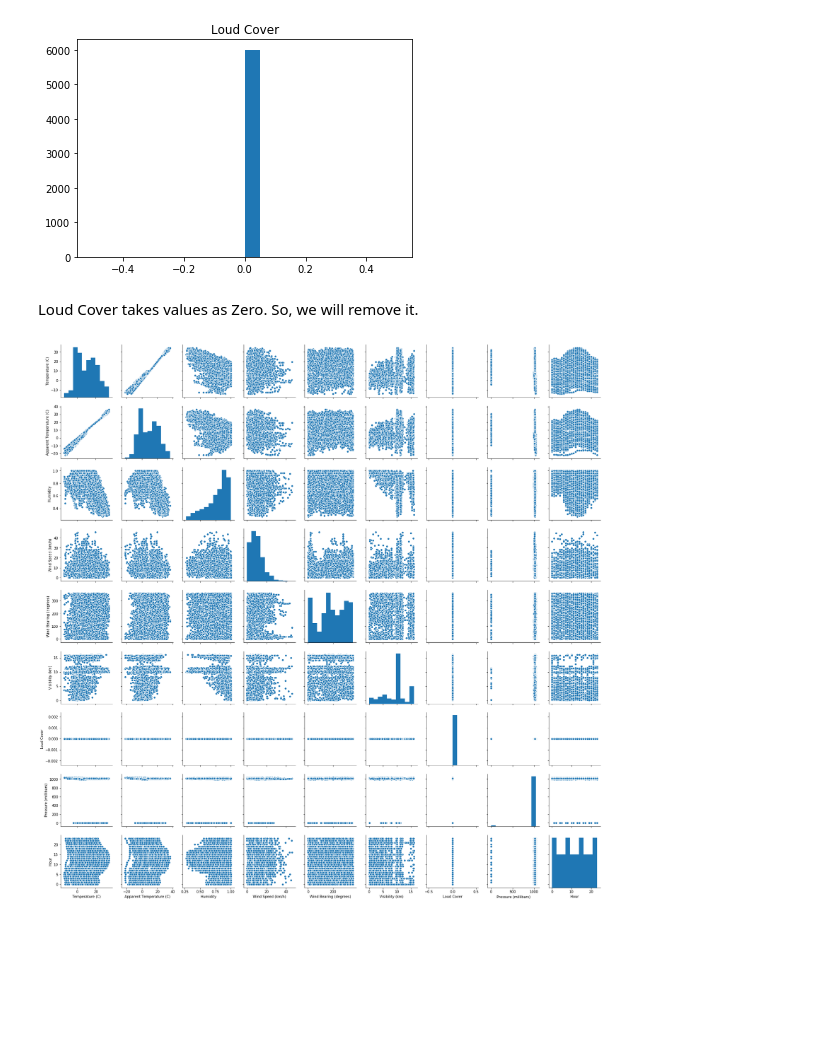
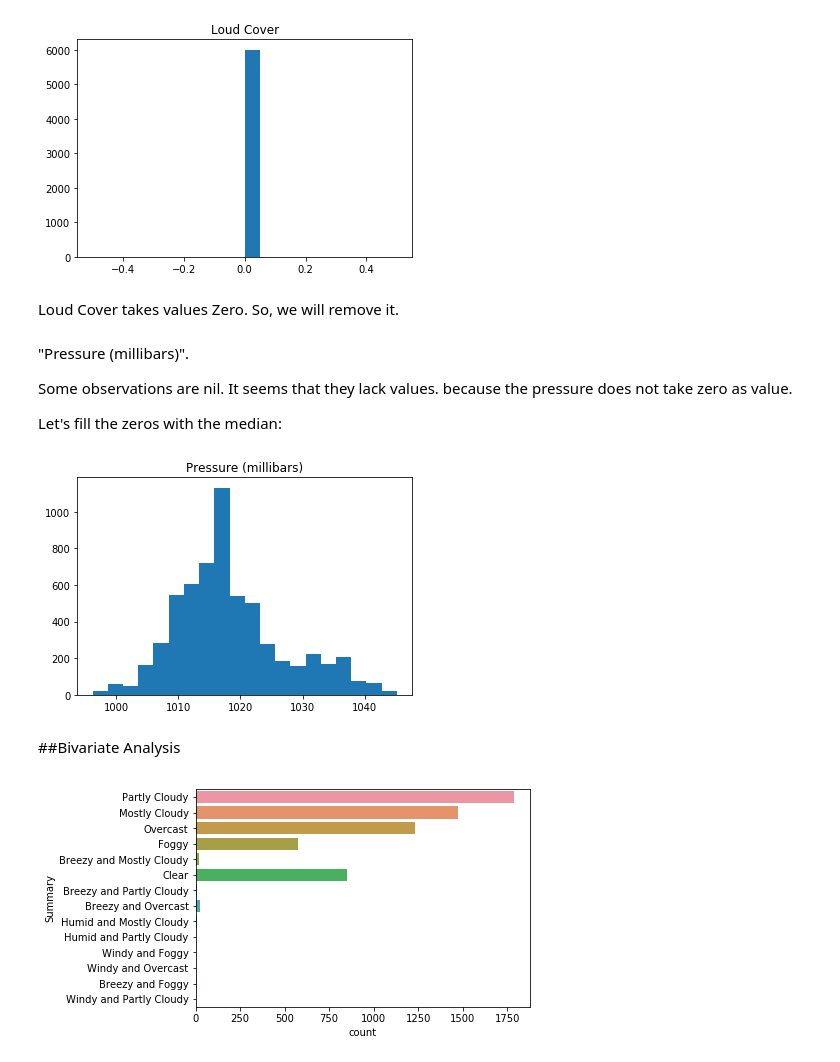
Before and after one commit to smartysam9821/DS, a Jupyter notebook: EDA_App_Temp.ipynb, the cells around one changed output. Cells and saved outputs as stored; diff of their text form; code cells hidden in the pictures; blank space fills up the shorter version.

```diff
--- a/EDA_App_Temp.ipynb
+++ b/EDA_App_Temp.ipynb
@@ -209,11 +209,35 @@ plt.show()
 # %% [output]
 [figure]
 # %% [markdown]
-Loud Cover takes values as Zero. So, we will remove it.
+Loud Cover takes values Zero. So, we will remove it.
 # %%
 df=df.drop('Loud Cover',axis=1)
+# %% [markdown]
+"Pressure (millibars)".
+
+Some observations are nil. It seems that they lack values. because the pressure does not take zero as value.
+
+Let's fill the zeros with the median:
+# %%
+pressure_median = df['Pressure (millibars)'].median()
+
+def pressure(x):
+    if x==0:
+        return x + pressure_median
+    else:
+        return x
+
+df["Pressure (millibars)"] = df.apply(lambda row:pressure(row["Pressure (millibars)"]) , axis = 1)
+# %%
+plt.title('Pressure (millibars)')
+plt.hist(x = 'Pressure (millibars)',bins =20,data = df)
+plt.show()
+# %% [output]
+[figure, added]
+# %% [markdown]
+##Bivariate Analysis
 # %%
-sns.pairplot(df)
+sns.countplot(y=df['Summary'])
 plt.show()
 # %% [output]
-[figure, old version]
+[figure, new version]
```
Also changed, not shown: parts of 9 cells of this notebook.
